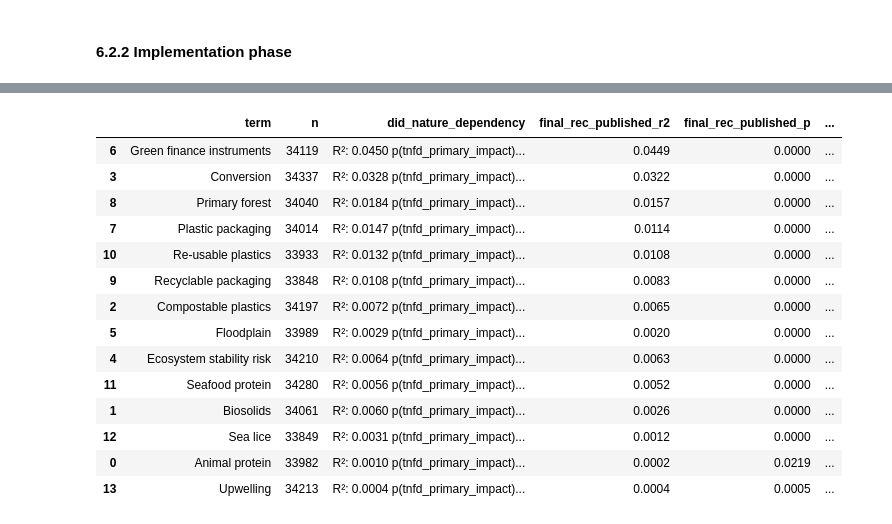
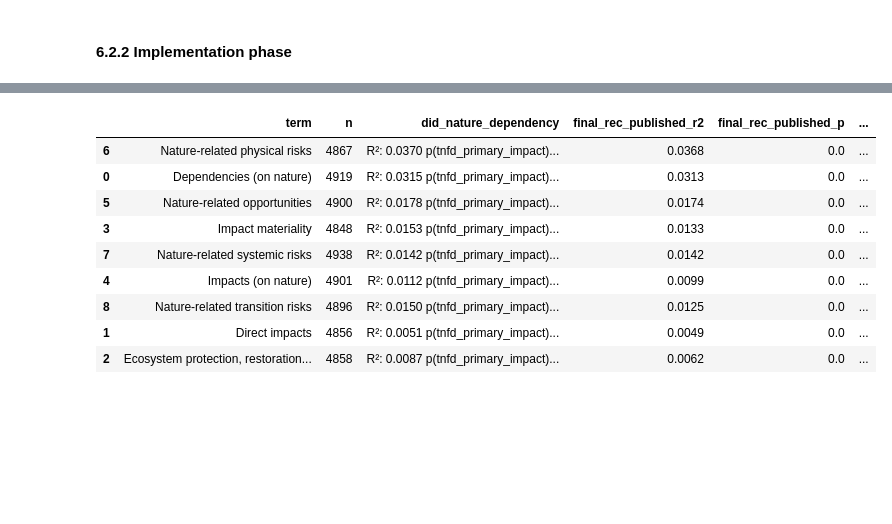
Before and after one commit to jkammering97/neo4j_repository, a Jupyter notebook: biodiversity_term_analysis.ipynb, the cells around one changed output, grey strips where cells are left out. Saved outputs shown, nothing was run; the diff lists cells and outputs as text; code cells hidden in the pictures; blank space fills up the shorter version.

Commit message:
finalized inception phase for all data

```diff
--- a/biodiversity_term_analysis.ipynb
+++ b/biodiversity_term_analysis.ipynb
@@ -1641 +1647,3 @@ selected_inc_short = selected_inc[selected_inc['date']>= "2014-01-01"].copy()
+# %%
+risk_impacts = risk_impacts[risk_impacts['date']<= "2022-06-01"].copy()
 # %%
@@ -1697,7 +1711,7 @@ display(HTML(regression_results.sort_index().to_html(escape=False)))
 #### 6.2.2 Implementation phase
 # %%
 final_recommendations = pd.Timestamp("2023-09-17")
-risk_impl['final_rec_published'] = (risk_impl["date"] >= final_recommendations).astype(int)
+risk_impacts['final_rec_published'] = (risk_impacts["date"] >= final_recommendations).astype(int)
 # start date of the NYC climate week
 # %%
 risk_impl.tail(1
@@ -1706,6 +1720,6 @@ risk_impl.tail(1
 |  | chunk_id | statement_id | statement | month | day | year | score | company | industry | country | ... |
 | 49999 | 4:ba6c67a7-5972-493b-9b36-8a58bcf... | 4:ba6c67a7-5972-493b-9b36-8a58bcf... | I would add. I think we should be... | 2 | 13 | 2025 | 0.752616 | Innovative Solutions and Support,... | Aerospace and Defense | United States | ... |
 # %%
-risk_impl["delta_since_final_recc"] = (
-    risk_impl["date"] - final_recommendations
+risk_impacts["delta_since_final_recc"] = (
+    risk_impacts["date"] - final_recommendations
 ).dt.days
@@ -1714,5 +1726,5 @@ NameError: name 'risk_impl' is not defined
 # %%
-risk_impl['did_variable'] = risk_impl['tnfd_primary_impact'] * risk_impl['final_rec_published']
+risk_impacts['did_variable'] = risk_impacts['tnfd_primary_impact'] * risk_impacts['final_rec_published']
 # %%
 import numpy as np
 import pandas as pd
@@ -1776,19 +1788,14 @@ selected_impl.head(1)
 # %%
-regression_results = fit_and_compute_regression_recommendations(selected_impl, terms=False,with_did=True)
+regression_results = fit_and_compute_regression_recommendations(risk_impacts, terms=False,with_did=True)
 display(HTML(regression_results.to_html(escape=False)))
 # %% [output]
 |  | term | n | did_nature_dependency | final_rec_published_r2 | final_rec_published_p | ... |
-| 6 | Green finance instruments | 34119 | R²: 0.0450 p(tnfd_primary_impact)... | 0.0449 | 0.0000 | ... |
-| 3 | Conversion | 34337 | R²: 0.0328 p(tnfd_primary_impact)... | 0.0322 | 0.0000 | ... |
-| 8 | Primary forest | 34040 | R²: 0.0184 p(tnfd_primary_impact)... | 0.0157 | 0.0000 | ... |
-| 7 | Plastic packaging | 34014 | R²: 0.0147 p(tnfd_primary_impact)... | 0.0114 | 0.0000 | ... |
-| 10 | Re-usable plastics | 33933 | R²: 0.0132 p(tnfd_primary_impact)... | 0.0108 | 0.0000 | ... |
-| 9 | Recyclable packaging | 33848 | R²: 0.0108 p(tnfd_primary_impact)... | 0.0083 | 0.0000 | ... |
-| 2 | Compostable plastics | 34197 | R²: 0.0072 p(tnfd_primary_impact)... | 0.0065 | 0.0000 | ... |
-| 5 | Floodplain | 33989 | R²: 0.0029 p(tnfd_primary_impact)... | 0.0020 | 0.0000 | ... |
-| 4 | Ecosystem stability risk | 34210 | R²: 0.0064 p(tnfd_primary_impact)... | 0.0063 | 0.0000 | ... |
-| 11 | Seafood protein | 34280 | R²: 0.0056 p(tnfd_primary_impact)... | 0.0052 | 0.0000 | ... |
-| 1 | Biosolids | 34061 | R²: 0.0060 p(tnfd_primary_impact)... | 0.0026 | 0.0000 | ... |
-| 12 | Sea lice | 33849 | R²: 0.0031 p(tnfd_primary_impact)... | 0.0012 | 0.0000 | ... |
-| 0 | Animal protein | 33982 | R²: 0.0010 p(tnfd_primary_impact)... | 0.0002 | 0.0219 | ... |
-| 13 | Upwelling | 34213 | R²: 0.0004 p(tnfd_primary_impact)... | 0.0004 | 0.0005 | ... |
+| 6 | Nature-related physical risks | 4867 | R²: 0.0370 p(tnfd_primary_impact)... | 0.0368 | 0.0 | ... |
+| 0 | Dependencies (on nature) | 4919 | R²: 0.0315 p(tnfd_primary_impact)... | 0.0313 | 0.0 | ... |
+| 5 | Nature-related opportunities | 4900 | R²: 0.0178 p(tnfd_primary_impact)... | 0.0174 | 0.0 | ... |
+| 3 | Impact materiality | 4848 | R²: 0.0153 p(tnfd_primary_impact)... | 0.0133 | 0.0 | ... |
+| 7 | Nature-related systemic risks | 4938 | R²: 0.0142 p(tnfd_primary_impact)... | 0.0142 | 0.0 | ... |
+| 4 | Impacts (on nature) | 4901 | R²: 0.0112 p(tnfd_primary_impact)... | 0.0099 | 0.0 | ... |
+| 8 | Nature-related transition risks | 4896 | R²: 0.0150 p(tnfd_primary_impact)... | 0.0125 | 0.0 | ... |
+| 1 | Direct impacts | 4856 | R²: 0.0051 p(tnfd_primary_impact)... | 0.0049 | 0.0 | ... |
+| 2 | Ecosystem protection, restoration... | 4858 | R²: 0.0087 p(tnfd_primary_impact)... | 0.0062 | 0.0 | ... |
```
Also changed, not shown: parts of 48 cells of this notebook.
